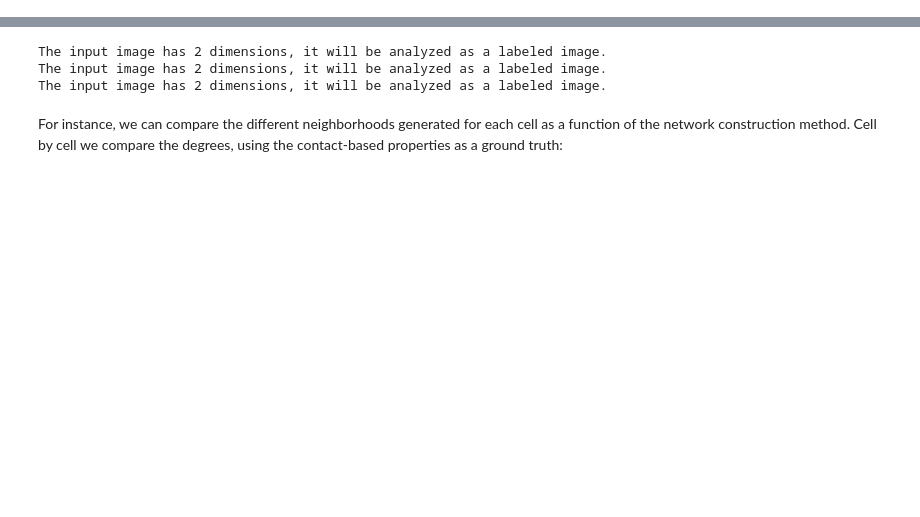
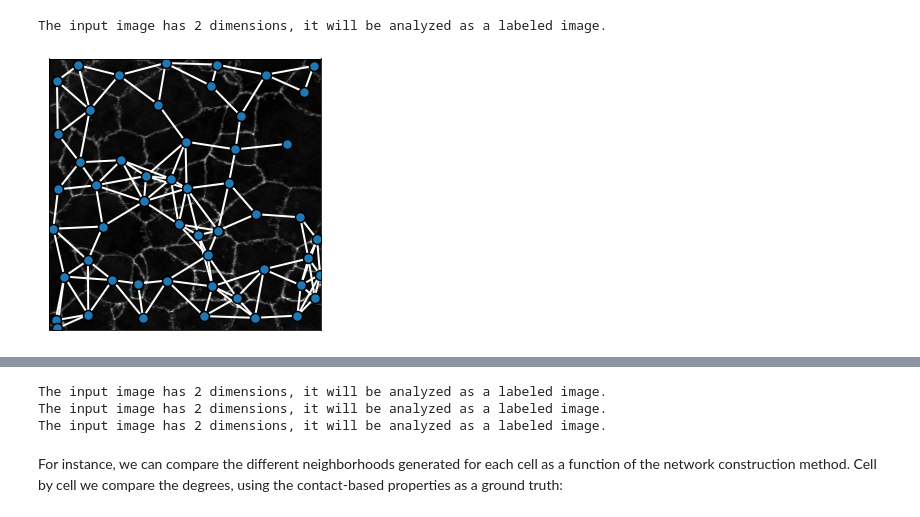
Before and after one commit to BaroudLab/Griottes, a Jupyter notebook: example_notebooks/Figure_2.ipynb, the cells around one changed output, grey strips where cells are left out. Saved outputs shown, nothing was run; the diff lists cells and outputs as text; code cells hidden in the pictures; blank space fills up the shorter version.

```diff
--- a/example_notebooks/Figure_2.ipynb
+++ b/example_notebooks/Figure_2.ipynb
@@ -86,0 +96,16 @@ From the individual graphs we can then compute different statistics recapitulate
+# %%
+G_geometric = generate_geometric_graph(sub_image[..., 4],
+                                   analyze_fluo_channels=False,
+                                   radius = 50)
+
+plot_2D(G_geometric,
+        background_image = sub_image[:, :,1],
+        figsize = (5,5),
+        alpha_line = 1,
+        scatterpoint_size = 10,
+        legend = True,
+        edge_color = 'w',
+        line_factor = 2)
+# %% [output]
+The input image has 2 dimensions, it will be analyzed as a labeled image.
+[figure, added]
```
Also changed, not shown: parts of 24 cells of this notebook, 2 other files.
